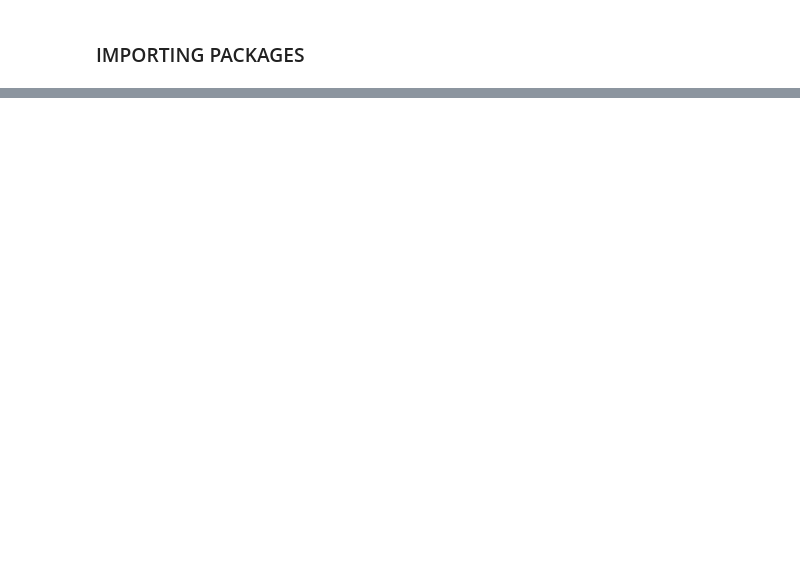
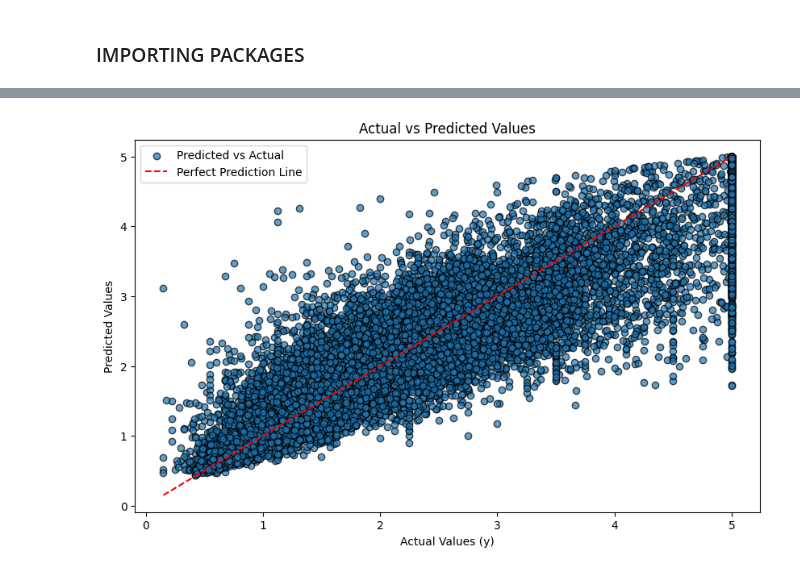
Before and after one commit to shaguntembhurne/MACHINE-LEARNING-, a Jupyter notebook: scikit learn.ipynb, the cells around one changed output, grey strips where cells are left out. Drawn from its saved outputs; the diff is of its cells as text; code cells hidden in the pictures; blank space fills up the shorter version.

```diff
--- a/scikit learn.ipynb
+++ b/scikit learn.ipynb
@@ -23,0 +48,13 @@ URLError: <urlopen error [SSL: CERTIFICATE_VERIFY_FAILED] certificate verify fai
+# %%
+#FALSELY SUGGESSTING THAT IT IS MAKING PERFECT PREDICTION WHEN IT IS JUST TAKIN ITSELF AS ONE NEIGHBOUR
+mod = KNeighborsRegressor().fit(X,y)
+pipe = Pipeline([
+    ("scale", StandardScaler()),
+    ("model",KNeighborsRegressor(n_neighbors=1))
+])
+mod = GridSearchCV(estimator=pipe,
+                   param_grid={"model__n_neighbors":[1,2,3,4,5,]},
+                   cv=3)
+mod.fit(X,y)
+pd.DataFrame(mod.cv_results_)
+#pipe_grams
@@ -23,0 +68,14 @@ URLError: <urlopen error [SSL: CERTIFICATE_VERIFY_FAILED] certificate verify fai
+# %%
+pred = mod.predict(X)
+
+# Scatter plot to compare actual vs. predicted
+plt.figure(figsize=(10, 6))
+plt.scatter(y, pred, alpha=0.7, edgecolors='k', label="Predicted vs Actual")
+plt.plot([y.min(), y.max()], [y.min(), y.max()], color='red', linestyle='--', label="Perfect Prediction Line")
+plt.title("Actual vs Predicted Values")
+plt.xlabel("Actual Values (y)")
+plt.ylabel("Predicted Values")
+plt.legend()
+plt.show()
+# %% [output]
+[figure, added]
```
Also changed, not shown: parts of 9 cells of this notebook.
